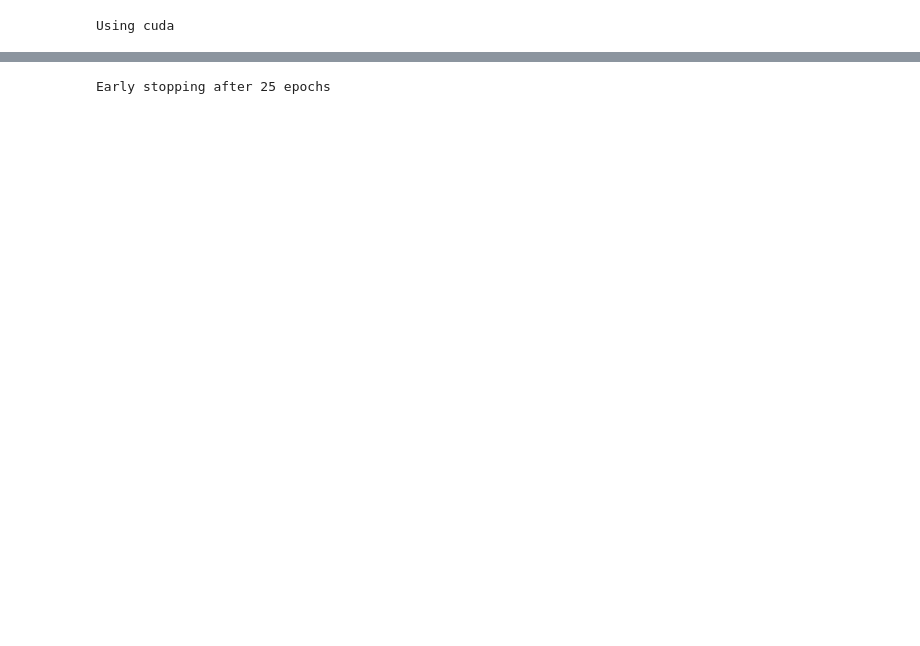
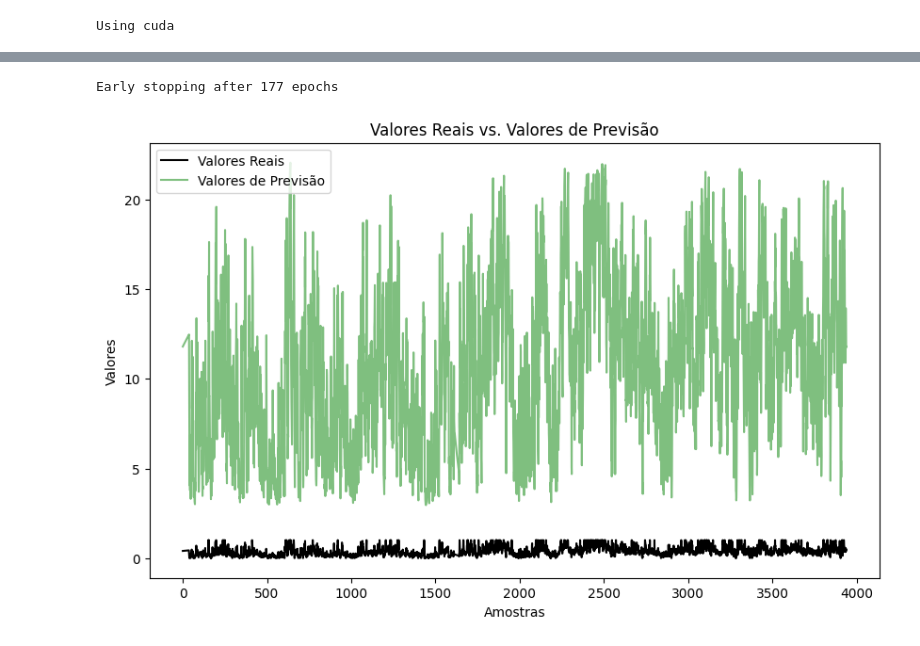
Before and after one commit to DanielPortes/pm25-plots, a Jupyter notebook: models/LSTM.ipynb, the cells around one changed output, grey strips where cells are left out. Cells and saved outputs as stored; diff of their text form; code cells hidden in the pictures; blank space fills up the shorter version.

```diff
--- a/models/LSTM.ipynb
+++ b/models/LSTM.ipynb
@@ -153,6 +156,7 @@ def create_sequences(data, seq_length):
 
 
 seq_length = 8
-X, y = create_sequences(df.values, seq_length)
-
-df.head(20)
+# X, y = create_sequences(df.values, seq_length)
+X_train, y_train = create_sequences(df_train_scaled.values, seq_length)
+X_val, y_val = create_sequences(df_val_scaled.values, seq_length)
+X_test, y_test = create_sequences(df_test_scaled.values, seq_length)
@@ -478,10 +440,23 @@ OrderedDict([('activation_function', 'tanh'), ('batch_size', 128), ('drop_prob_i
 # %%
-model, val_losses = train_and_evaluate_lstm(input_size=input_size, **best_params, patience=5)
+model, val_losses = train_and_evaluate_lstm(input_size=input_size, **best_params, patience=50)
 
 # Fazer predições
 model.eval()
 with torch.no_grad():
     y_pred = model(X_val.to(device)).cpu().numpy()
 # %% [output]
-Early stopping after 25 epochs
+Early stopping after 177 epochs
+# %%
+y_pred_original_scale = scaler.inverse_transform(y_pred)
+
+plt.figure(figsize=(10, 6))
+plt.plot(y_val.numpy(), label='Valores Reais', color='black', alpha=1)
+plt.plot(y_pred_original_scale, label='Valores de Previsão', color='green', alpha=0.5)
+plt.xlabel('Amostras')
+plt.ylabel('Valores')
+plt.title('Valores Reais vs. Valores de Previsão')
+plt.legend()
+plt.show()
+# %% [output]
+[figure, added]
 # %%
```
Also changed, not shown: parts of 16 cells of this notebook, 4 other files.
